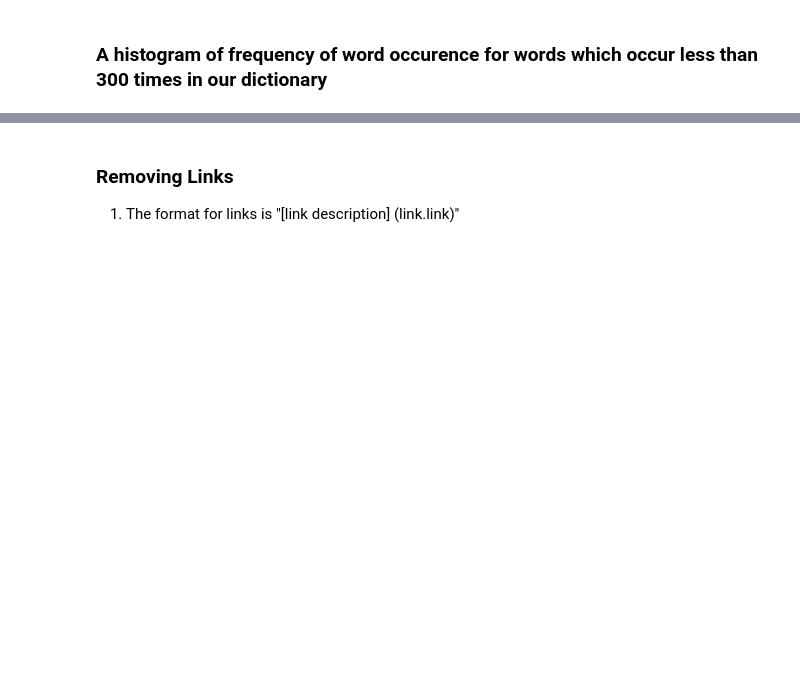
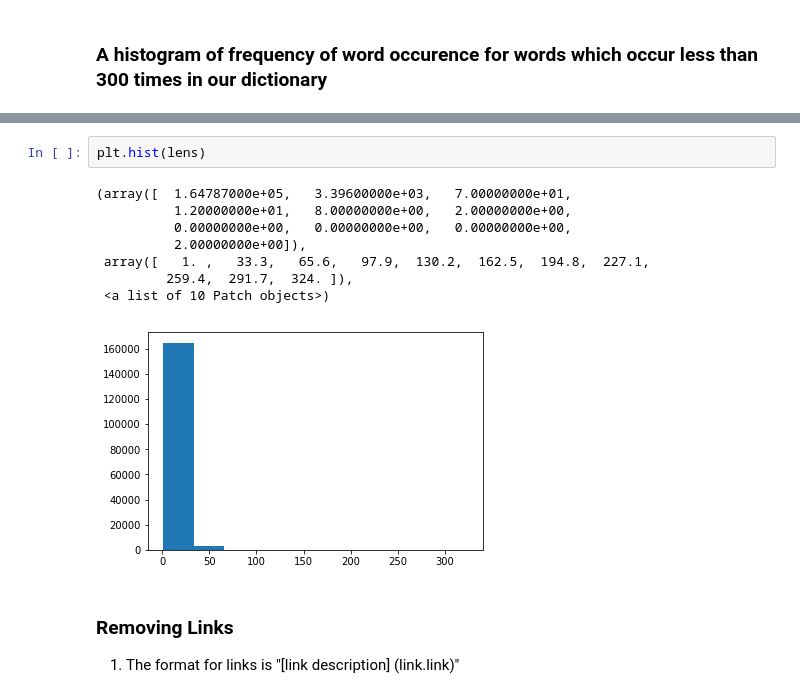
Before and after one commit to mckinziebrandon/DeepChatModels, a Jupyter notebook: notebooks/Reddit Data Pre-Processing.ipynb, the cells around one changed output, grey strips where cells are left out. Saved outputs shown, nothing was run; the diff lists cells and outputs as text; blank space fills up the shorter version.

```diff
--- a/notebooks/Reddit Data Pre-Processing.ipynb
+++ b/notebooks/Reddit Data Pre-Processing.ipynb
@@ -339,3 +421,14 @@ plt.xlim(0, 100)
+# %%
+plt.hist(lens)
+# %% [output]
+(array([  1.64787000e+05,   3.39600000e+03,   7.00000000e+01,
+          1.20000000e+01,   8.00000000e+00,   2.00000000e+00,
+          0.00000000e+00,   0.00000000e+00,   0.00000000e+00,
+          2.00000000e+00]),
+ array([   1. ,   33.3,   65.6,   97.9,  130.2,  162.5,  194.8,  227.1,
+         259.4,  291.7,  324. ]),
+ <a list of 10 Patch objects>)
+[figure, added]
 # %% [markdown]
 ### Removing Links
 1. The format for links is "[link description] (link.link)"
```
Also changed, not shown: parts of 29 cells of this notebook, 5 other files.
